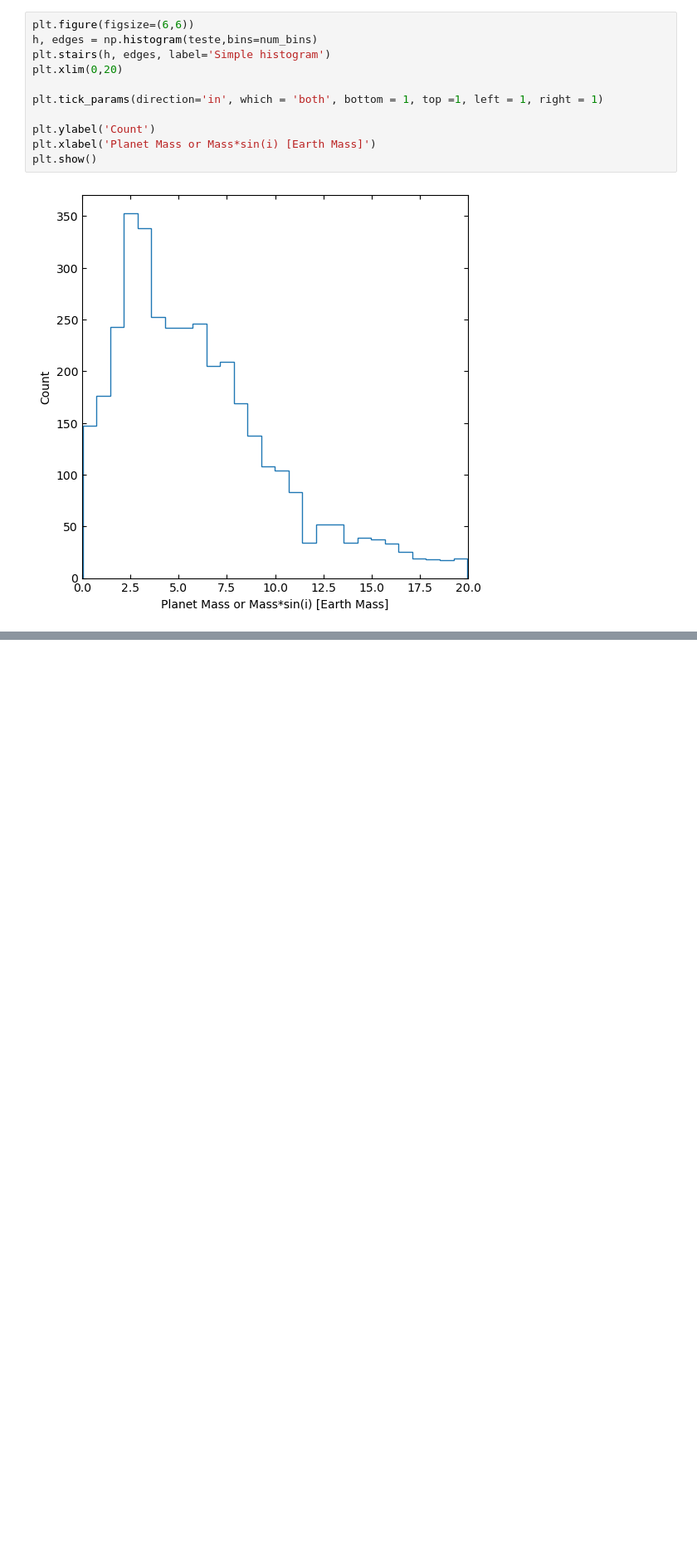
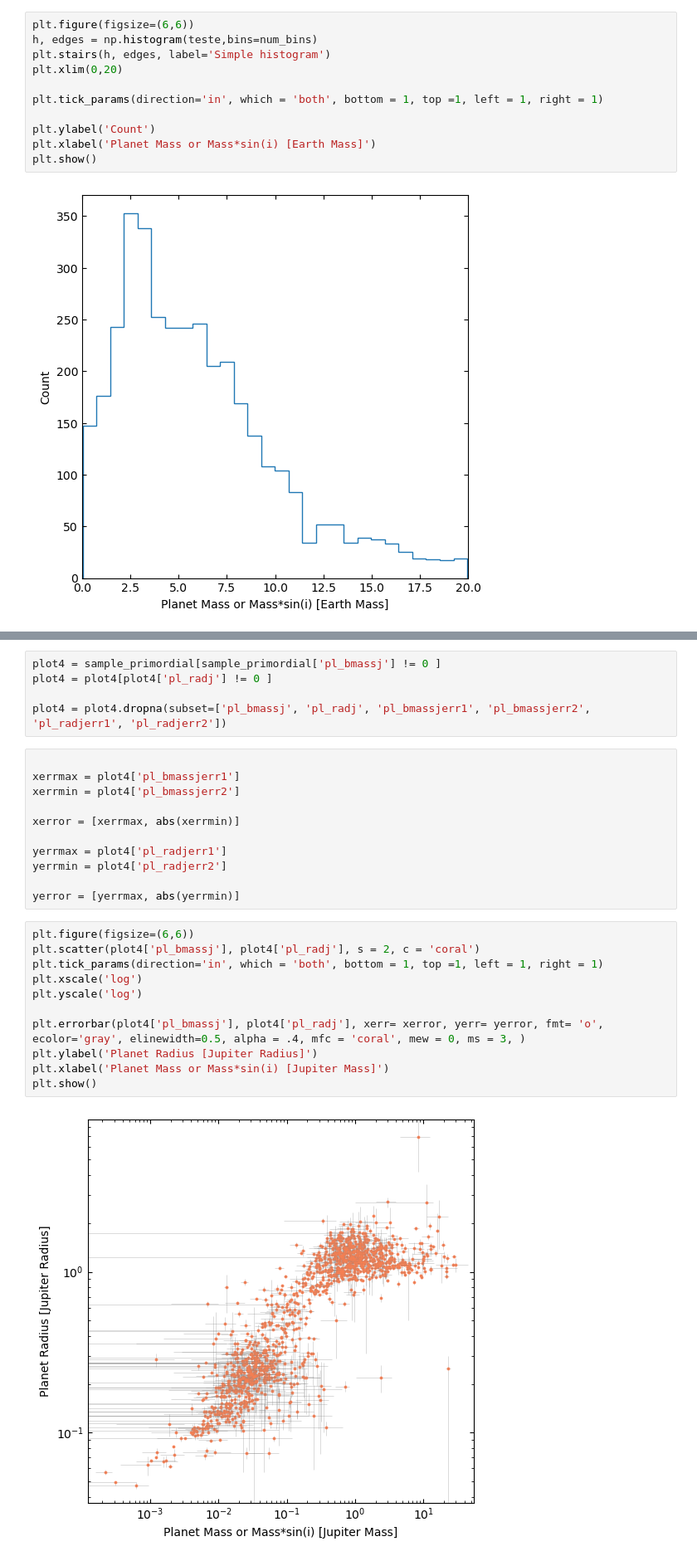
Before and after one commit to ylaksl/Exoplanets-Stats, a Jupyter notebook: exoplanet-stats.ipynb, the cells around one changed output, grey strips where cells are left out. Shown at 83% size. Cells and saved outputs as stored; diff of their text form; blank space fills up the shorter version.

```diff
--- a/exoplanet-stats.ipynb
+++ b/exoplanet-stats.ipynb
@@ -107,0 +154,29 @@ plt.show()
+# %%
+plot4 = sample_primordial[sample_primordial['pl_bmassj'] != 0 ]
+plot4 = plot4[plot4['pl_radj'] != 0 ]
+
+plot4 = plot4.dropna(subset=['pl_bmassj', 'pl_radj', 'pl_bmassjerr1', 'pl_bmassjerr2', 'pl_radjerr1', 'pl_radjerr2'])
+# %%
+
+xerrmax = plot4['pl_bmassjerr1']
+xerrmin = plot4['pl_bmassjerr2']
+
+xerror = [xerrmax, abs(xerrmin)]
+
+yerrmax = plot4['pl_radjerr1']
+yerrmin = plot4['pl_radjerr2']
+
+yerror = [yerrmax, abs(yerrmin)]
+# %%
+plt.figure(figsize=(6,6))
+plt.scatter(plot4['pl_bmassj'], plot4['pl_radj'], s = 2, c = 'coral')
+plt.tick_params(direction='in', which = 'both', bottom = 1, top =1, left = 1, right = 1)
+plt.xscale('log')
+plt.yscale('log')
+
+plt.errorbar(plot4['pl_bmassj'], plot4['pl_radj'], xerr= xerror, yerr= yerror, fmt= 'o', ecolor='gray', elinewidth=0.5, alpha = .4, mfc = 'coral', mew = 0, ms = 3, )
+plt.ylabel('Planet Radius [Jupiter Radius]')
+plt.xlabel('Planet Mass or Mass*sin(i) [Jupiter Mass]')
+plt.show()
+# %% [output]
+[figure, added]
```
Also changed, not shown: parts of 11 cells of this notebook, 3 other files.
